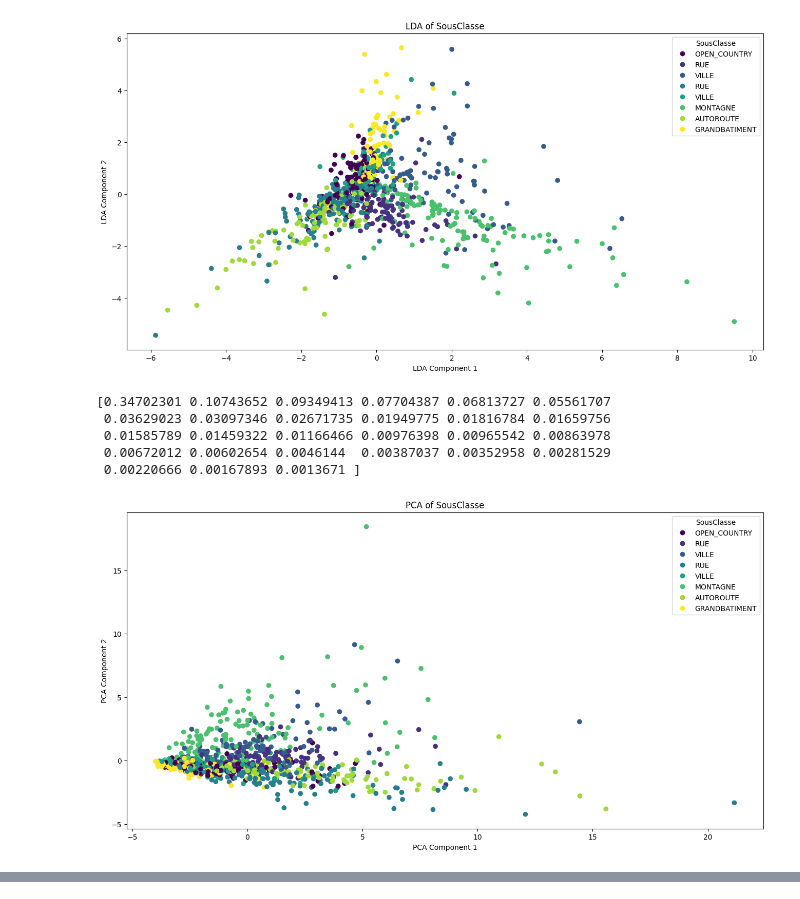
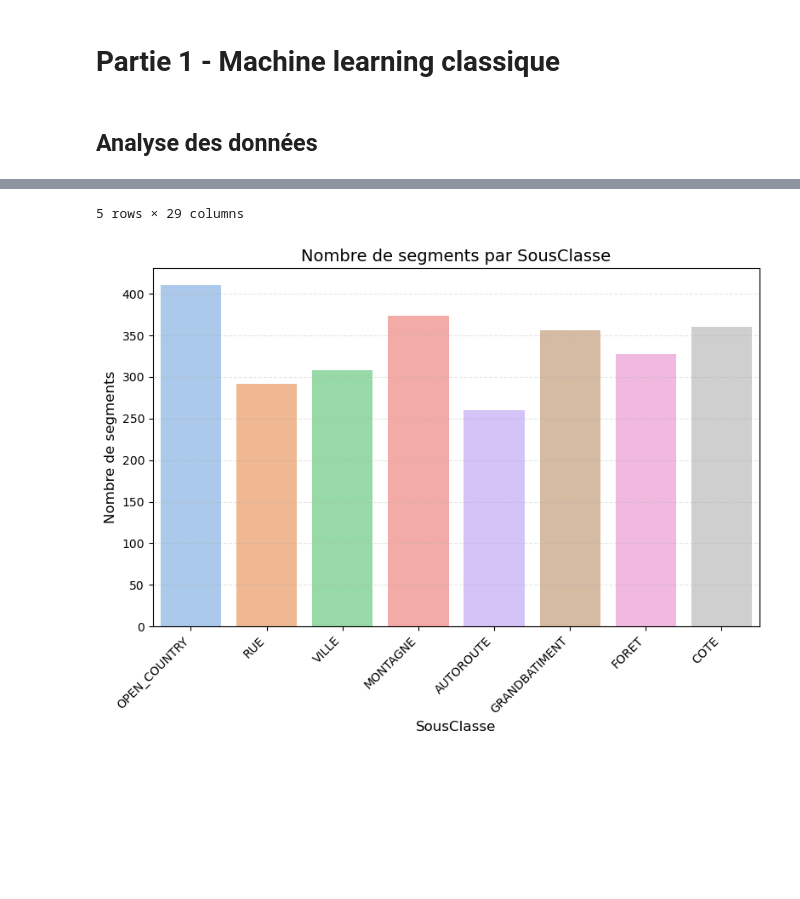
Before and after one commit to vtmrg/machineLearning2025, a Jupyter notebook: Projet 2/projet2.ipynb, the cells around one changed output, grey strips where cells are left out. Cells and saved outputs as stored; diff of their text form; code cells hidden in the pictures; blank space fills up the shorter version.

```diff
--- a/Projet 2/projet2.ipynb
+++ b/Projet 2/projet2.ipynb
@@ -122,30 +24,37 @@ print(lda.explained_variance_ratio_)
-# %%
-plt.figure(figsize=(16,8));
-scatter = plt.scatter(Xlda[:,0], Xlda[:,1], c=ytest);
-plt.legend(handles=scatter.legend_elements()[0], labels=X["SousClasse"].to_list(), title="SousClasse");
-plt.xlabel('LDA Component 1');
-plt.ylabel('LDA Component 2');
-plt.title('LDA of SousClasse');
-plt.savefig(folder_path + "/adl.png")
-# %% [output]
-[figure, removed]
-# %%
-pca = PCA()
-Xpca = pca.fit_transform(Xtest,ytest)
-print(pca.explained_variance_ratio_)
-# %% [output]
-[0.34702301 0.10743652 0.09349413 0.07704387 0.06813727 0.05561707
- 0.03629023 0.03097346 0.02671735 0.01949775 0.01816784 0.01659756
- 0.01585789 0.01459322 0.01166466 0.00976398 0.00965542 0.00863978
- 0.00672012 0.00602654 0.0046144  0.00387037 0.00352958 0.00281529
- 0.00220666 0.00167893 0.0013671 ]
-# %%
-plt.figure(figsize=(16,8));
-scatter = plt.scatter(Xpca[:,0], Xpca[:,1], c=ytest);
-plt.legend(handles=scatter.legend_elements()[0], labels=X["SousClasse"].to_list(), title="SousClasse");
-plt.xlabel('PCA Component 1');
-plt.ylabel('PCA Component 2');
-plt.title('PCA of SousClasse');
-plt.savefig(folder_path + "/pca.png")
-# %% [output]
-[figure, removed]
+# %% [markdown]
+# Partie 1 - Machine learning classique
+# %% [markdown]
+## Analyse des données
+# %%
+# Df avec les classes
+X = []
+
+# Df sans les classes
+Xnum = []
+
+X = pd.read_csv("database.csv", header=0, index_col=0)
+# X = pd.read_csv(folder_path + "/database.csv", header=0, index_col=0)
+Xnum = X.iloc[:,2:]
+
+# Nouveau df X2 avec des numéros atribués pour les sousclasses
+X2 = X.copy()
+mapping = dict(zip(X["SousClasse"].unique(), range(8)))
+X2['SousClasse'] = X2['SousClasse'].map(mapping)
+
+display(X.head())
+# print(X["SousClasse"].unique())
+
+plt.figure(figsize=(8,6))
+
+sns.countplot(x='SousClasse', hue='SousClasse', data=X, palette='pastel', legend=False)
+
+plt.title('Nombre de segments par SousClasse', fontsize=14)
+plt.xlabel('SousClasse', fontsize=12)
+plt.ylabel('Nombre de segments', fontsize=12)
+
+plt.grid(axis='y', linestyle='--', alpha=0.3)
+plt.xticks(rotation=45, ha='right')
+
+plt.tight_layout()
+plt.show()
+# %% [output]
@@ -151,0 +68,2 @@ plt.savefig(folder_path + "/pca.png")
+5 rows × 29 columns
+[figure, added]
```
Also changed, not shown: parts of 22 cells of this notebook, 4 other files.
